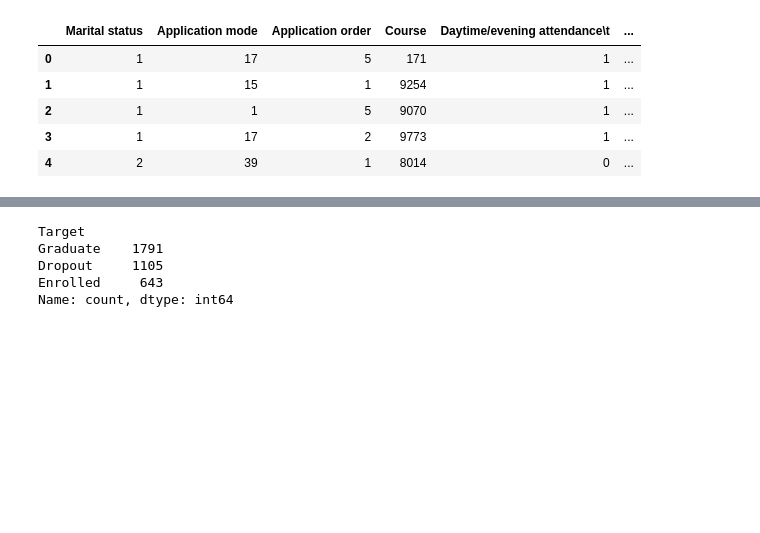
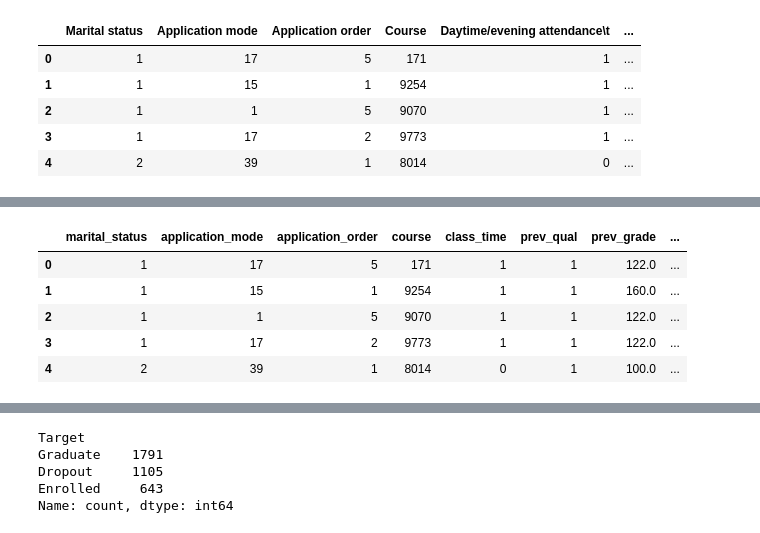
Before and after one commit to elijahlopez94/predicting_student_success, a Jupyter notebook: student_success.ipynb, the cells around one changed output, grey strips where cells are left out. Cells and saved outputs as stored; diff of their text form; code cells hidden in the pictures; blank space fills up the shorter version.

```diff
--- a/student_success.ipynb
+++ b/student_success.ipynb
@@ -188,21 +123,50 @@ for column in cat_cols:
 # %%
-num_cols = [
-    'Previous qualification (grade)',
-    "Admission grade",
-    "Age at enrollment",
-    "Curricular units 1st sem (credited)",
-    "Curricular units 1st sem (enrolled)",
-    "Curricular units 1st sem (evaluations)",
-    "Curricular units 1st sem (approved)",
-    "Curricular units 1st sem (grade)",
-    "Curricular units 1st sem (without evaluations)",
-    "Curricular units 2nd sem (credited)",
-    "Curricular units 2nd sem (enrolled)",
-    "Curricular units 2nd sem (evaluations)",
-    "Curricular units 2nd sem (approved)",
-    "Curricular units 2nd sem (grade)",
-    "Curricular units 2nd sem (without evaluations)",
-    "Unemployment rate",
-    "Inflation rate",
-    "GDP"
-    ]
+# Rename columns for conciseness and better readability
+df = df.rename(columns={
+    "Marital status": "marital_status",
+    "Application mode": "application_mode",
+    "Application order": "application_order",
+    "Course": "course",
+    "Daytime/evening attendance\t": "class_time",
+    "Previous qualification": "prev_qual",
+    "Previous qualification (grade)": "prev_grade",
+    "Nacionality": "nationality",
+    "Mother's qualification": "mother_qual",
+    "Father's qualification": "father_qual",
+    "Mother's occupation": "mother_occ",
+    "Father's occupation": "father_occ",
+    "Admission grade": "admission_grade",
+    "Displaced": "displaced",
+    "Educational special needs": "special_needs",
+    "Debtor": "debtor",
+    "Tuition fees up to date": "tuition_current",
+    "Gender": "gender",
+    "Scholarship holder": "scholarship",
+    "Age at enrollment": "age_enrolled",
+    "International": "international",
+    "Curricular units 1st sem (credited)": "units_cred_1s",
+    "Curricular units 1st sem (enrolled)": "units_enr_1s",
+    "Curricular units 1st sem (evaluations)": "units_eval_1s",
+    "Curricular units 1st sem (approved)": "units_app_1s",
+    "Curricular units 1st sem (grade)": "units_grade_1s",
+    "Curricular units 1st sem (without evaluations)": "units_no_eval_1s",
+    "Curricular units 2nd sem (credited)": "units_cred_2s",
+    "Curricular units 2nd sem (enrolled)": "units_enr_2s",
+    "Curricular units 2nd sem (evaluations)": "units_eval_2s",
+    "Curricular units 2nd sem (approved)": "units_app_2s",
+    "Curricular units 2nd sem (grade)": "units_grade_2s",
+    "Curricular units 2nd sem (without evaluations)": "units_no_eval_2s",
+    "Unemployment rate": "unemployment_rate",
+    "Inflation rate": "inflation_rate",
+    "GDP": "gdp",
+    "Target": "target"
+})
+
+df.head()
+# %% [output]
+|  | marital_status | application_mode | application_order | course | class_time | prev_qual | prev_grade | ... |
+| 0 | 1 | 17 | 5 | 171 | 1 | 1 | 122.0 | ... |
+| 1 | 1 | 15 | 1 | 9254 | 1 | 1 | 160.0 | ... |
+| 2 | 1 | 1 | 5 | 9070 | 1 | 1 | 122.0 | ... |
+| 3 | 1 | 17 | 2 | 9773 | 1 | 1 | 122.0 | ... |
+| 4 | 2 | 39 | 1 | 8014 | 0 | 1 | 100.0 | ... |
```
Also changed, not shown: parts of 25 cells of this notebook, 1 other file.
